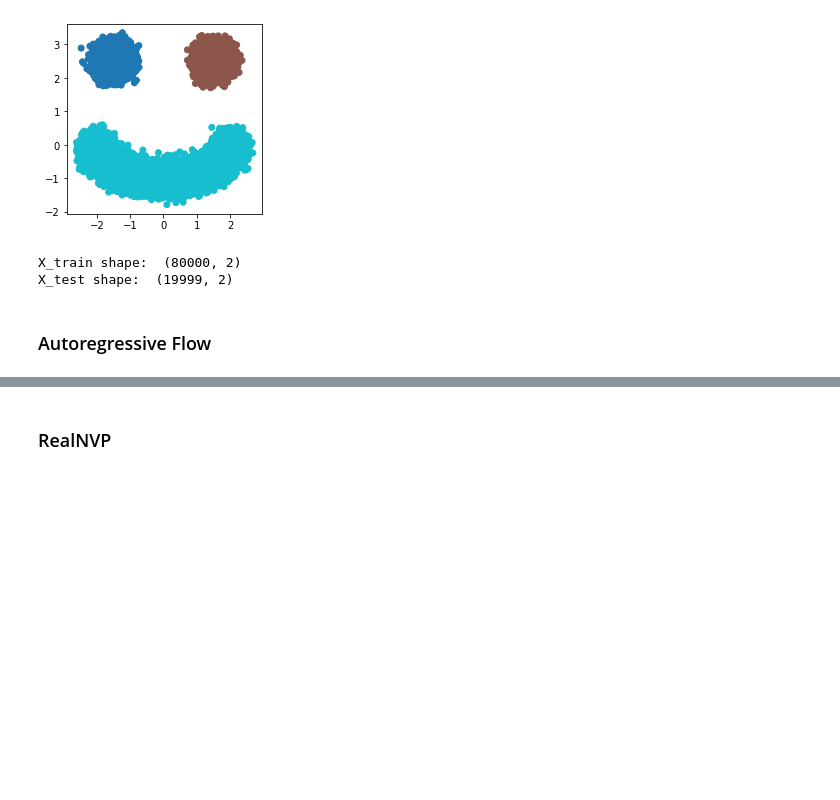
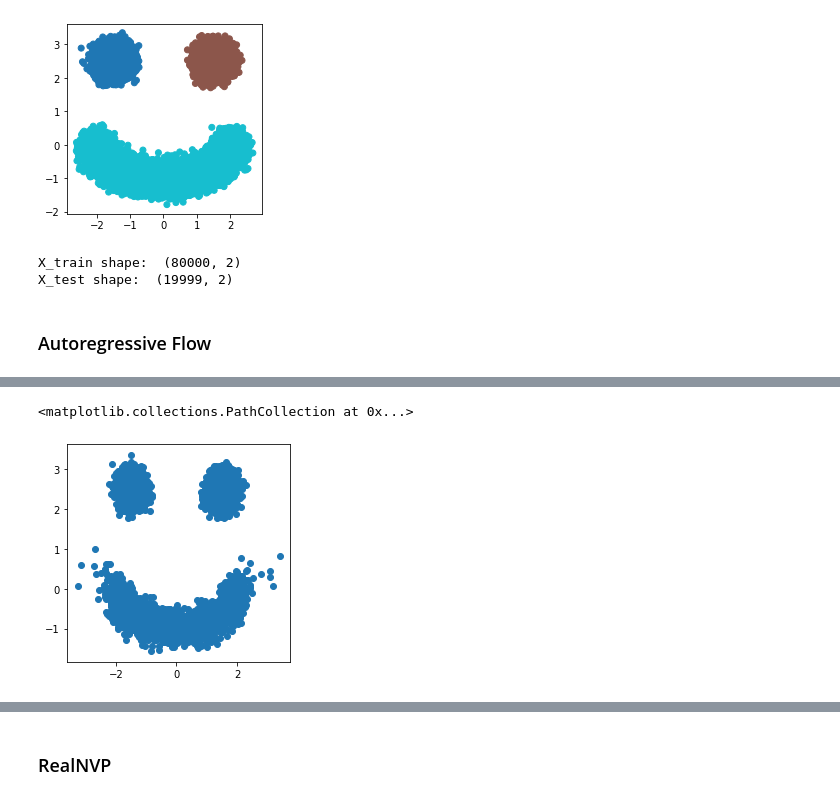
Before and after one commit to aliscafo/deep-unsupervised-learning-2019, a Jupyter notebook: hw2/task1.ipynb, the cells around one changed output, grey strips where cells are left out. Drawn from its saved outputs; the diff is of its cells as text; code cells hidden in the pictures; blank space fills up the shorter version.

```diff
--- a/hw2/task1.ipynb
+++ b/hw2/task1.ipynb
@@ -271,3 +296,15 @@ plt.yticks(np.linspace(0, 100, 9), np.linspace(4, -4, 9))
+# %%
+A = torch.tensor([0.0]).float().cuda()
+B = torch.tensor([1.0]).float().cuda()
+z = Uniform(A, B).rsample((10000, 2)).reshape(10000, 2)
+plt.figure(figsize=(4, 4))
+x1, x2 = model.inverse(z)
+x1 = x1.cpu().detach().numpy()
+x2 = x2.cpu().detach().numpy()
+plt.scatter(x1, x2)
+# %% [output]
+<matplotlib.collections.PathCollection at 0x...>
+[figure, added]
 # %%
 lat = model.latent(torch.from_numpy(X).float().cuda()).data.cpu().data.numpy()
 plt.figure(figsize=(5, 5))
```
Also changed, not shown: parts of 7 cells of this notebook.
